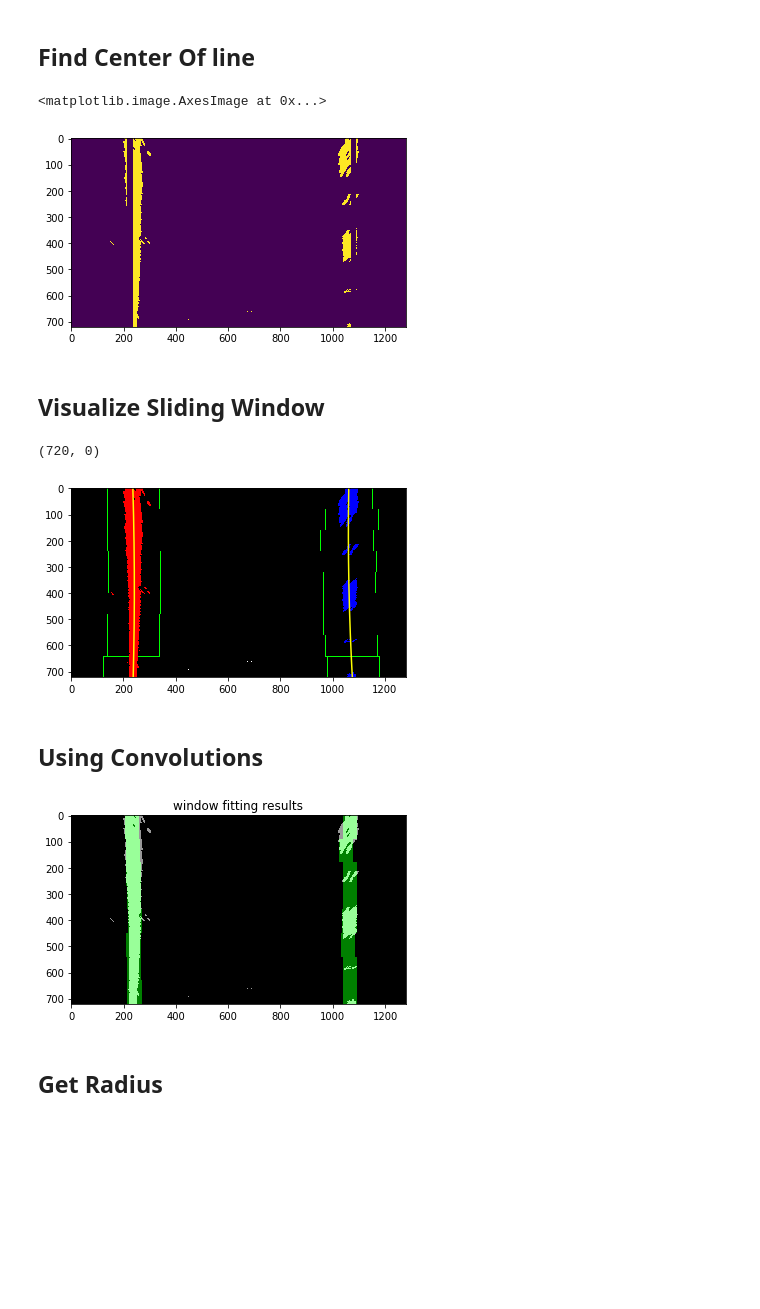
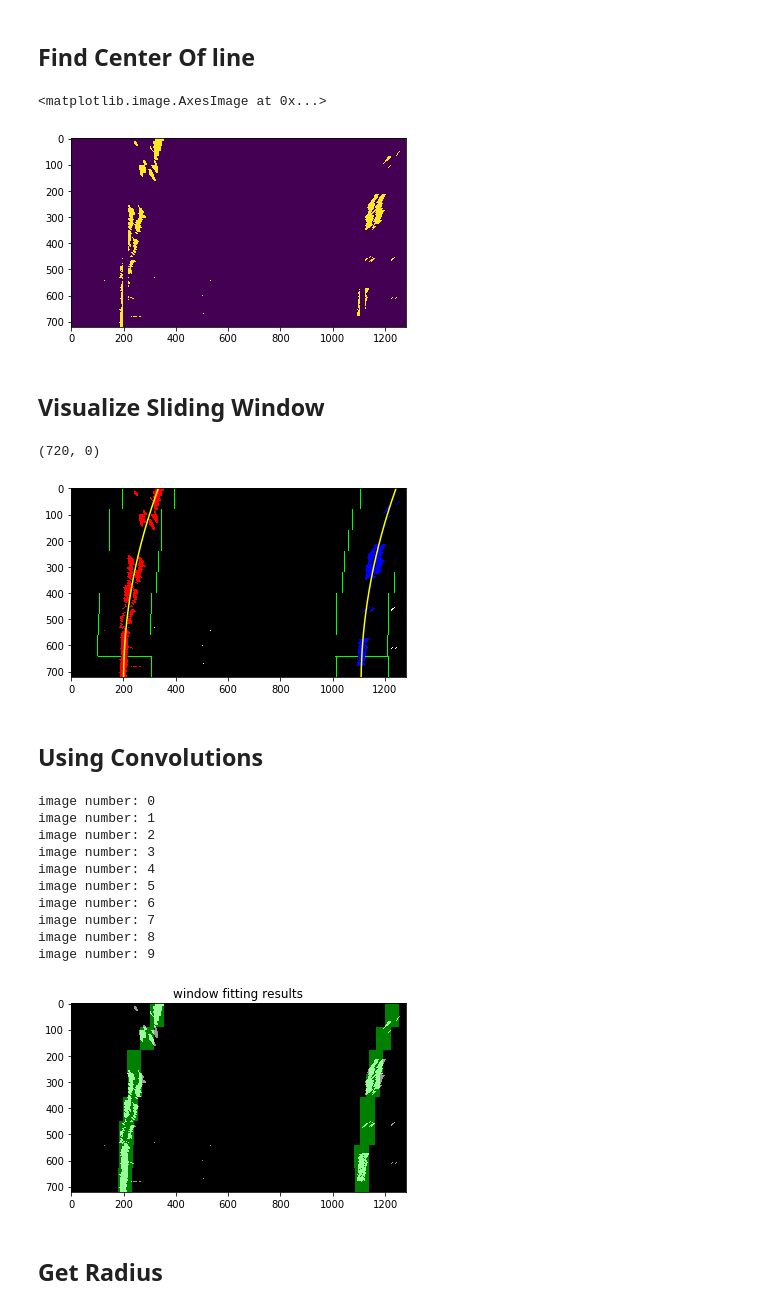
Before and after one commit to YuxiBupt/CarND-Advanced-Lane-Lines, a Jupyter notebook: Avanced-Lane-Finding.ipynb, the cells around one changed output. Saved outputs shown, nothing was run; the diff lists cells and outputs as text; code cells hidden in the pictures; blank space fills up the shorter version.

```diff
--- a/Avanced-Lane-Finding.ipynb
+++ b/Avanced-Lane-Finding.ipynb
@@ -97,7 +97,7 @@ def load_road_images():
     return road_images
 
 road_images = load_road_images()
-road_image_num = 7
+road_image_num = 1
 road_image = road_images[road_image_num]
 plt.imshow(road_image)
 # %% [output]
@@ -222,6 +222,9 @@ def channel_threshhold(image_channel, thresh=(150, 255)):
 
 def to_hls(image):
     return cv2.cvtColor(image, cv2.COLOR_RGB2HLS)
+
+def to_hsv(image):
+    return cv2.cvtColor(image, cv2.COLOR_RGB2HSV)
 
 def to_r(image):
     return image[:, :, 0]
@@ -243,6 +246,10 @@ def to_l(image):
 def to_s(image):
     hls = to_hls(image);
     return hls[:,:,2]
+
+def to_v(image):
+    hsv = to_hsv(image)
+    return hsv[:, :, 2]
 # %% [markdown]
 ## Gray Thresholding
 # %%
@@ -307,12 +321,13 @@ Text(0.5,1,'Saturation')
 # %%
 def get_binary_image(image):
     s_color_thresh = channel_threshhold(to_s(image))
+    v_color_thresh = channel_threshhold(to_v(image))
     x_grad = abs_sobel_threshold(to_gray(image), orient='x', thresh=(20, 255))
     y_grad = abs_sobel_threshold(to_gray(image), orient='y', thresh=(20, 255))
 
     combined = np.zeros_like(x_gray_binary)
     combined[((x_grad == 1) & (y_grad == 1)) \
-               | (s_color_thresh == 1)] = 1
+               | ((s_color_thresh == 1) & (v_color_thresh == 1))] = 1
     return combined
 
 combined_images = []
@@ -437,7 +452,7 @@ cv2.line(warped_center_lines, tuple(right_bottom_line), tuple(right_top_line), (
 plt.imshow(warped_center_lines)
 # %% [output]
 <matplotlib.image.AxesImage at 0x...>
-[figure, old version]
+[figure, new version]
 # %%
 # Set the width of the windows +/- margin
 margin = 100
@@ -519,14 +534,14 @@ plt.xlim(0, 1280)
 plt.ylim(720, 0)
 # %% [output]
 (720, 0)
-[figure, old version]
+[figure, new version]
 # %% [markdown]
 ## Using Convolutions
 # %%
 # window settings
 window_width = 55
 window_height = 90 # Break image into 9 vertical layers since image height is 720
-margin = 100 # How much to slide left and right for searching
+margin = 50 # How much to slide left and right for searching
 
 def window_mask(width, height, img_ref, center, level):
     output = np.zeros_like(img_ref)
@@ -541,11 +556,17 @@ def find_window_centroids(image, window_width, window_height, margin):
     # First find the two starting positions for the left and right lane by using np.sum to get the vertical image slice
     # and then np.convolve the vertical image slice with the window template
 
-    # Sum quarter bottom of image to get slice, could use a different ratio
-    l_sum = np.sum(image[int(3*image.shape[0]/4):,:int(image.shape[1]/2)], axis=0)
-    l_center = np.argmax(np.convolve(window,l_sum))-window_width/2
-    r_sum = np.sum(image[int(3*image.shape[0]/4):,int(image.shape[1]/2):], axis=0)
-    r_center = np.argmax(np.convolve(window,r_sum))-window_width/2+int(image.shape[1]/2)
+#     # Sum quarter bottom of image to get slice, could use a different ratio
+#     l_sum = np.sum(image[int(3*image.shape[0]/4):,:int(image.shape[1]/2)], axis=0)
+#     l_center = np.argmax(np.convolve(window,l_sum))-window_width/2
+#     r_sum = np.sum(image[int(3*image.shape[0]/4):,int(image.shape[1]/2):], axis=0)
+#     r_center = np.argmax(np.convolve(window,r_sum))-window_width/2+int(image.shape[1]/2)
+
+    # find the starting point.
+    histogram = np.sum(image[image.shape[0]//2:,:], axis=0)
+    midpoint = np.int(histogram.shape[0]//2)
+    l_center = np.argmax(histogram[:midpoint])
+    r_center = np.argmax(histogram[midpoint:]) + midpoint
 
     # Add what we found for the first layer
     window_centroids.append((l_center,r_center))
@@ -557,17 +578,25 @@ def find_window_centroids(image, window_width, window_height, margin):
         conv_signal = np.convolve(window, image_layer)
         # Find the best left centroid by using past left center as a reference
         # Use window_width/2 as offset because convolution signal reference is at right side of window, not center of window
-        offset = window_width/2
+        offset = window_width / 2
         l_min_index = int(max(l_center+offset-margin,0))
         l_max_index = int(min(l_center+offset+margin,image.shape[1]))
-        l_center = np.argmax(conv_signal[l_min_index:l_max_index])+l_min_index-offset
+        l_conv_slice = conv_signal[l_min_index:l_max_index]
+        l_max = np.argmax(conv_signal[l_min_index:l_max_index])
+        l_center = window_centroids[-1][0] if l_max == 0 and l_conv_slice[0] == 0 else l_max + l_min_index-offset
         # Find the best right centroid by using past right center as a reference
         r_min_index = int(max(r_center+offset-margin,0))
         r_max_index = int(min(r_center+offset+margin,image.shape[1]))
-        r_center = np.argmax(conv_signal[r_min_index:r_max_index])+r_min_index-offset
+        r_conv_slice = conv_signal[r_min_index:r_max_index]
+        r_max = np.argmax(conv_signal[r_min_index:r_max_index])
+        r_center = window_centroids[-1][1] if r_max == 0 and r_conv_slice[0] == 0 else r_max + r_min_index-offset
+
         # Add what we found for that layer
         window_centroids.append((l_center,r_center))
     return np.array(window_centroids)
+
+
+
 
 def visualize_sliding_window(warped_ref):
     window_centroids = find_window_centroids(warped_ref, window_width, window_height, margin)
@@ -586,34 +615,45 @@ def visualize_sliding_window(warped_ref):
             r_mask = window_mask(window_width, window_height, warped_ref, window_centroids[level][1],level)
             # Add graphic points from window mask here to total pixels found
             l_points[(l_points == 255) | ((l_mask == 1) ) ] = 255
             r_points[(r_points == 255) | ((r_mask == 1) ) ] = 255
 
         # Draw the results
         template = np.array(r_points + l_points, np.uint8) # add both left and right window pixels together
         zero_channel = np.zeros_like(template) # create a zero color channel
         template = np.array(cv2.merge((zero_channel, template, zero_channel)), np.uint8) # make window pixels green
         warpage= np.dstack((warped_ref, warped_ref, warped_ref)) * 255 # making the original road pixels 3 color channels
         return cv2.addWeighted(warpage, .6, template, 0.5, 0.0) # overlay the orignal road image with window results
 
     # If no window centers found, just display orginal road image
     else:
         return np.array(cv2.merge((warped_ref, warped_ref, warped_ref)), np.uint8)
 
 painted_images = []
 
 for i, image in enumerate(warped_images):
+    print('image number: {}'.format(i))
     warped_image = visualize_sliding_window(image)
     plt.imsave('painted_lanes/painted_lanes-{}.jpg'.format(i), warped_image)
     painted_images.append(warped_image)
 
 painted = painted_images[road_image_num]
 
 # Display the final results
 plt.imshow(painted)
 plt.title('window fitting results')
 plt.show()
 # %% [output]
+image number: 0
+image number: 1
+image number: 2
+image number: 3
+image number: 4
+image number: 5
+image number: 6
+image number: 7
+image number: 8
+image number: 9
-[figure, old version]
+[figure, new version]
 # %%
 yvals = range(0, warped.shape[0])
 res_yvals = np.arange(warped.shape[0] - (window_height/2), 0,  -window_height)
```
Also changed, not shown: parts of 23 cells of this notebook, 56 other files.
